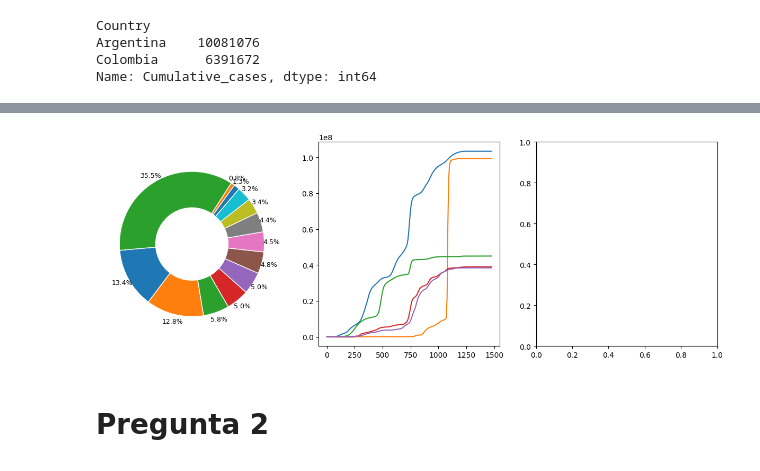
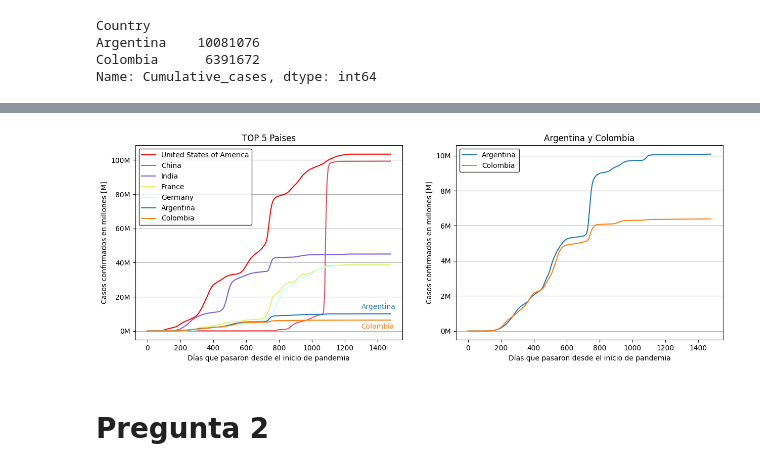
Before and after one commit to pabloing93/covid19-analysis, a Jupyter notebook: COVID19_Analysis.ipynb, the cells around one changed output, grey strips where cells are left out. Drawn from its saved outputs; the diff is of its cells as text; code cells hidden in the pictures.

```diff
--- a/COVID19_Analysis.ipynb
+++ b/COVID19_Analysis.ipynb
@@ -582,0 +626,3 @@ total_acumulado_top_5
+# %%
+total_acumulado_col_arg = df_col_arg.pivot(index='Country', columns='Date_reported', values='Cumulative_cases').fillna(0)
+total_acumulado_col_arg
@@ -694,14 +727,49 @@ Name: Cumulative_cases, dtype: int64
-# %%
-# Gráfico de Donuts
-fig, axs = plt.subplots(1, 3, figsize=(15, 5))
-wedges, texts, autotexts = axs[0].pie(top_10_paises_col_arg, autopct='%1.1f%%', textprops={'fontsize': 9}, pctdistance=1.1, startangle=185, wedgeprops=dict(width=0.5, edgecolor='w'))
-
-# Gráfico de Líneas
-for pais in top_5_paises.index:
-    days_since_start = (total_acumulado_top_5.columns - total_acumulado_top_5.columns[0]).days
-    axs[1].plot(days_since_start, total_acumulado_top_5.loc[pais], label=pais)
-# %% [output]
-[figure, removed]
+# %%
+fig, axs = plt.subplots(1, 2, figsize=(15, 5))
+
+# Gráfico de Líneas TOP 5
+axs[0].set_title('TOP 5 Paises')
+colors0=['red', '#ec4b59', '#7c5bd8','#e4f265', '#c3ffff','#1F77B4','#FF7F0E']
+y_arg = total_acumulado_top_5_col_arg.loc["Argentina"][-1]
+y_col = total_acumulado_top_5_col_arg.loc["Colombia"][-1]
+for index, pais in enumerate(top_5_paises_col_arg.index):
+    days_since_start = (total_acumulado_top_5_col_arg.columns - total_acumulado_top_5_col_arg.columns[0]).days
+    axs[0].plot(days_since_start, total_acumulado_top_5_col_arg.loc[pais], label=pais, color=colors0[index])
+legend = axs[0].legend()
+legend = legend.get_frame()
+legend.set_color("white")
+legend.set_edgecolor("black")
+axs[0].set_facecolor("white")
+axs[0].annotate("Argentina", xy=(1300,y_arg+3e6), color="#1F77B4")
+axs[0].annotate("Colombia", xy=(1300,y_col-5e6), color="#FF7F0E")
+axs[0].set_ylabel("Casos confirmados en millones [M]")
+axs[0].set_yticklabels(["0","0M","20M","40M","60M","80M","100M"])
+axs[0].set_xlabel("Días que pasaron desde el inicio de pandemia")
+axs[0].grid(axis="y")
+
+
+#Gráfico de líneas Argentina-Colombia
+y_labels=[]
+axs[1].set_title('Argentina y Colombia')
+colors1=['#1F77B4','#FF7F0E']
+for index, pais in enumerate(col_arg_cases_line.index):
+    days_since_start = (total_acumulado_col_arg.columns - total_acumulado_col_arg.columns[0]).days
+    axs[1].plot(days_since_start, total_acumulado_col_arg.loc[pais], label=pais, color=colors1[index])
+    y_labels.append(total_acumulado_col_arg.loc[pais])
+
+legend = axs[1].legend()
+legend = legend.get_frame()
+legend.set_color("white")
+legend.set_edgecolor("black")
+axs[1].set_facecolor("white")
+axs[1].set_ylabel("Casos confirmados en millones [M]")
+axs[1].set_xlabel("Días que pasaron desde el inicio de pandemia")
+axs[1].grid(axis="y")
+axs[1].set_yticklabels(["0","0M","2M","4M","6M","8M","10M"])
+
+plt.show()
+# %% [output]
+[figure, added]
 # %% [markdown]
 # Pregunta 2
 # %% [markdown]
```
Also changed, not shown: parts of 14 cells of this notebook.
